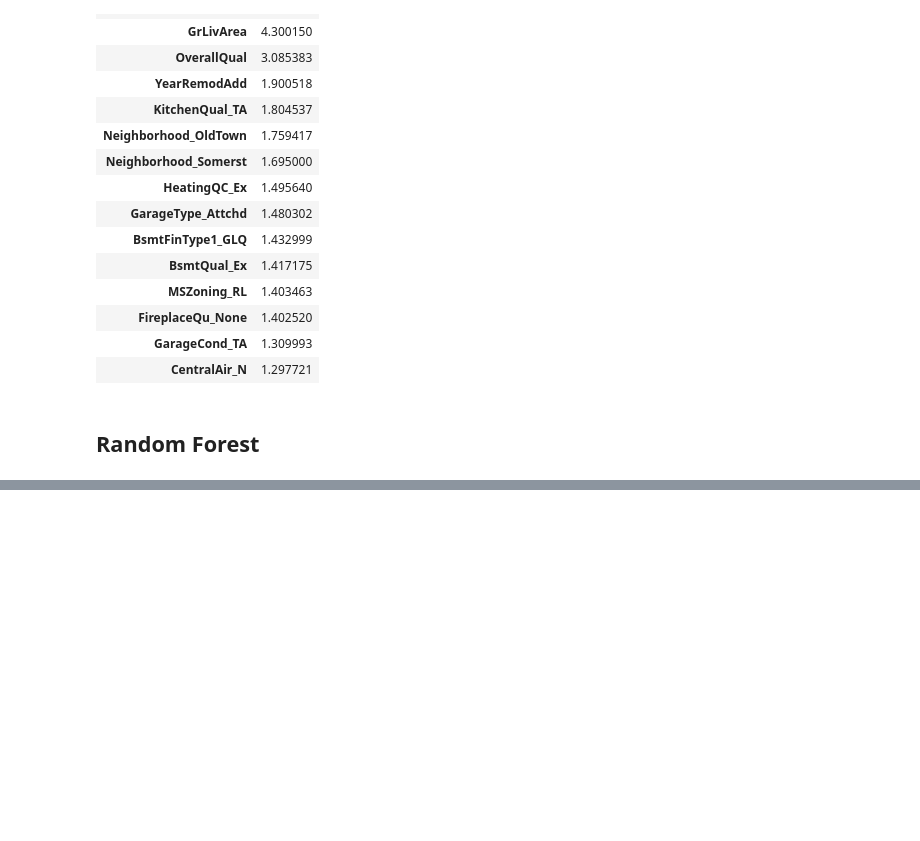
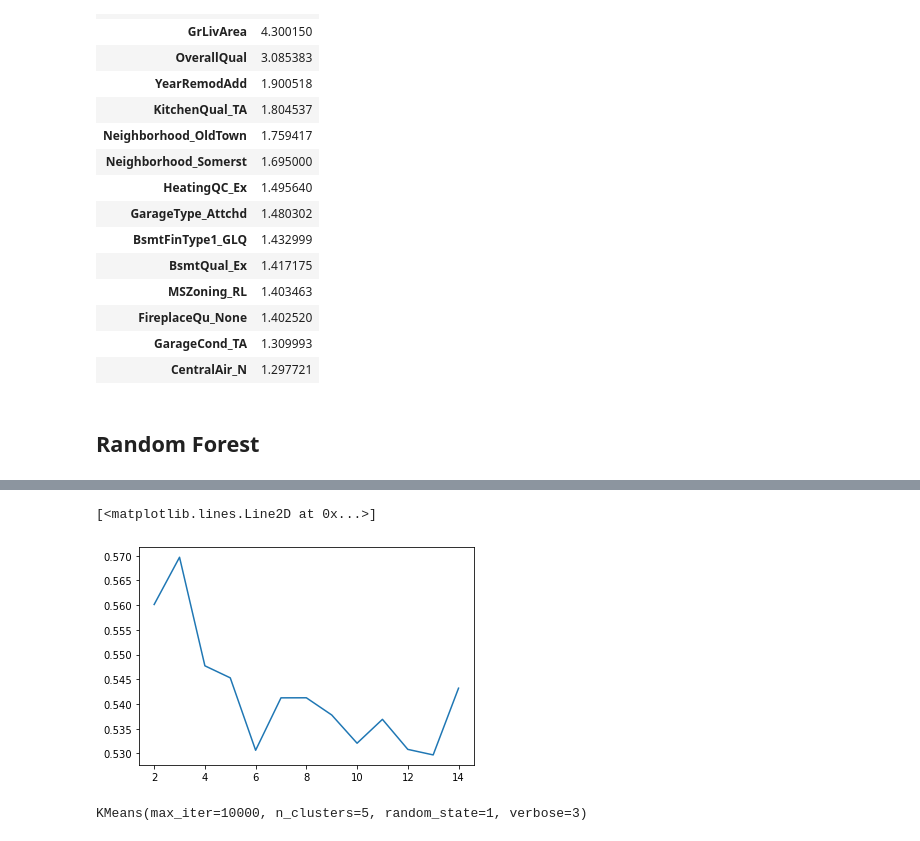
Before and after one commit to nickelworks/machine-learning-housing-project, a Jupyter notebook: Tony/Lasso Version 1.ipynb, the cells around one changed output, grey strips where cells are left out. Drawn from its saved outputs; the diff is of its cells as text; code cells hidden in the pictures; blank space fills up the shorter version.

Commit message:
adding kmeans

```diff
--- a/Tony/Lasso Version 1.ipynb
+++ b/Tony/Lasso Version 1.ipynb
@@ -312,0 +421,4 @@ from sklearn.ensemble import BaggingClassifier
+# %%
+kmeans = KMeans(max_iter = 10000, verbose = 3, random_state = 1)
+# %%
+neigh_df = df[["lat", "long","GrLivArea"]]
@@ -312,0 +441,8 @@ from sklearn.ensemble import BaggingClassifier
+# %%
+cluster_list = [2,3,4,5,6,7,8,9,10,11,12,13,14]
+# %%
+score = []
+for cluster in cluster_list:
+    kmeans.set_params(n_clusters=cluster)
+    kmeans.fit(neigh_df)
+    score.append(silhouette_score(neigh_df, kmeans.predict(neigh_df)))
@@ -312,0 +467,9 @@ from sklearn.ensemble import BaggingClassifier
+# %%
+plt.plot(cluster_list,score)
+# %% [output]
+[<matplotlib.lines.Line2D at 0x...>]
+[figure, added]
+# %%
+kmeans.set_params(n_clusters = 5)
+# %% [output]
+KMeans(max_iter=10000, n_clusters=5, random_state=1, verbose=3)
```
Also changed, not shown: parts of 28 cells of this notebook, 1 other file.
